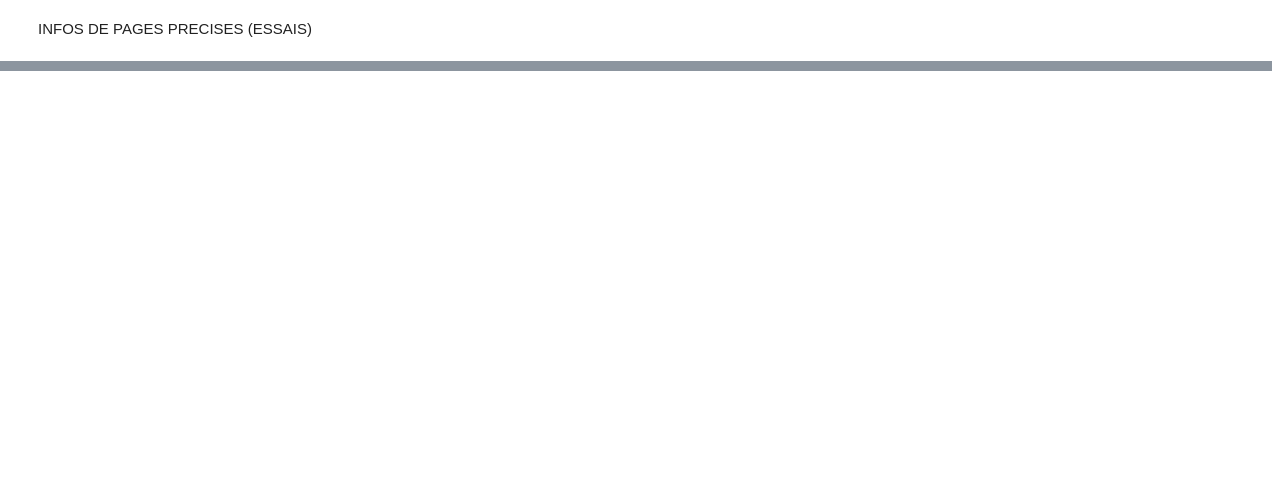
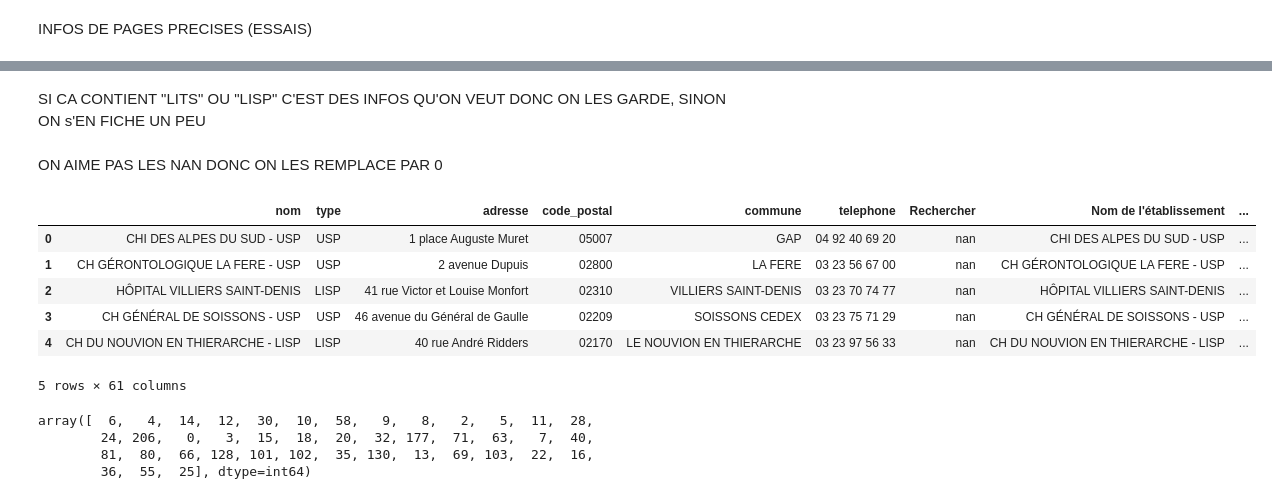
Before and after one commit to charlesmitt/exercices_jedha_python, a Jupyter notebook: Exercices perso/Soins palliatifs/scraping.ipynb, the cells around one changed output, grey strips where cells are left out. Saved outputs shown, nothing was run; the diff lists cells and outputs as text; code cells hidden in the pictures; blank space fills up the shorter version.

```diff
--- a/Exercices perso/Soins palliatifs/scraping.ipynb
+++ b/Exercices perso/Soins palliatifs/scraping.ipynb
@@ -289,0 +306,2 @@ INFOS DE PAGES PRECISES (ESSAIS)
+# %% [markdown]
+SI CA CONTIENT "LITS" OU "LISP" C'EST DES INFOS QU'ON VEUT DONC ON LES GARDE, SINON ON s'EN FICHE UN PEU
@@ -289,0 +310,4 @@ INFOS DE PAGES PRECISES (ESSAIS)
+# %% [markdown]
+ON AIME PAS LES NAN DONC ON LES REMPLACE PAR 0
+# %%
+df['lits_zone_libre'] = df['lits_zone_libre'].fillna("0")
@@ -289,0 +316,37 @@ INFOS DE PAGES PRECISES (ESSAIS)
+# %%
+import re
+
+def recherche_nb_lits(x):
+    return re.findall("\d\d?", x)
+
+def recherche_nb_lits_bis(x):
+    if "lits" in x:
+        s = x.split("lits")
+        for i in s:
+            x = re.findall("\d+", i)
+            if len(x)>0:
+                return x
+            else:
+                return 0
+    elif "LISP" in x:
+        s = x.split("LISP")
+        for i in s:
+            x = re.findall("\d+", i)
+            if len(x)>0:
+                return x
+            else:
+                return 0
+# %%
+df['valeurs_lits_zone_libres']= df['lits_zone_libre'].apply(lambda x: recherche_nb_lits(x) if x!=0 else x)
+# %%
+df['valeurs_lits_zone_libres'] = df['valeurs_lits_zone_libres'].fillna("0")
+# %%
+df.head()
+# %% [output]
+|  | nom | type | adresse | code_postal | commune | telephone | Rechercher | Nom de l'établissement | ... |
+| 0 | CHI DES ALPES DU SUD - USP | USP | 1 place Auguste Muret | 05007 | GAP | 04 92 40 69 20 | nan | CHI DES ALPES DU SUD - USP | ... |
+| 1 | CH GÉRONTOLOGIQUE LA FERE - USP | USP | 2 avenue Dupuis | 02800 | LA FERE | 03 23 56 67 00 | nan | CH GÉRONTOLOGIQUE LA FERE - USP | ... |
+| 2 | HÔPITAL VILLIERS SAINT-DENIS | LISP | 41 rue Victor et Louise Monfort | 02310 | VILLIERS SAINT-DENIS | 03 23 70 74 77 | nan | HÔPITAL VILLIERS SAINT-DENIS | ... |
+| 3 | CH GÉNÉRAL DE SOISSONS - USP | USP | 46 avenue du Général de Gaulle | 02209 | SOISSONS CEDEX | 03 23 75 71 29 | nan | CH GÉNÉRAL DE SOISSONS - USP | ... |
+| 4 | CH DU NOUVION EN THIERARCHE - LISP | LISP | 40 rue André Ridders | 02170 | LE NOUVION EN THIERARCHE | 03 23 97 56 33 | nan | CH DU NOUVION EN THIERARCHE - LISP | ... |
+5 rows × 61 columns
@@ -289,0 +366,7 @@ INFOS DE PAGES PRECISES (ESSAIS)
+# %%
+df_values_only['total_valeurs_lits_zone_libres'].unique()
+# %% [output]
+array([  6,   4,  14,  12,  30,  10,  58,   9,   8,   2,   5,  11,  28,
+        24, 206,   0,   3,  15,  18,  20,  32, 177,  71,  63,   7,  40,
+        81,  80,  66, 128, 101, 102,  35, 130,  13,  69, 103,  22,  16,
+        36,  55,  25], dtype=int64)
```
Also changed, not shown: parts of 19 cells of this notebook, 2 other files.
